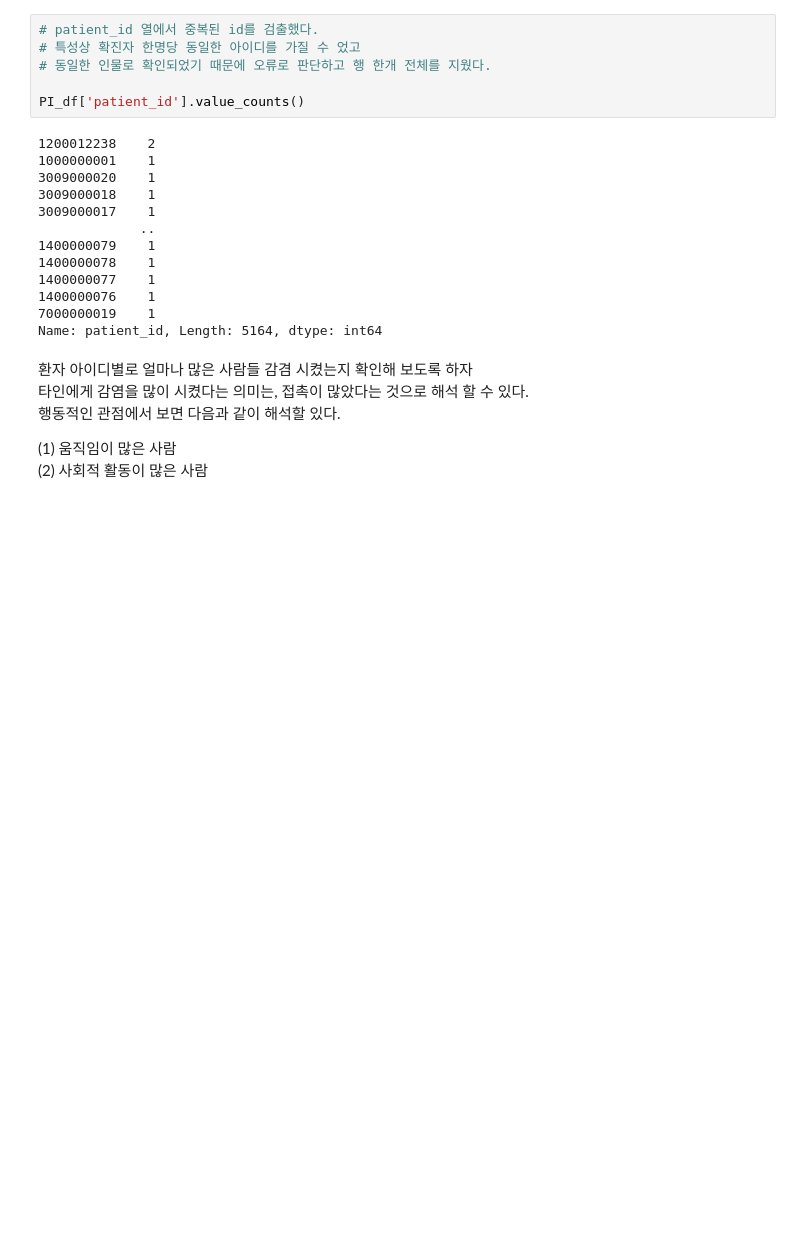
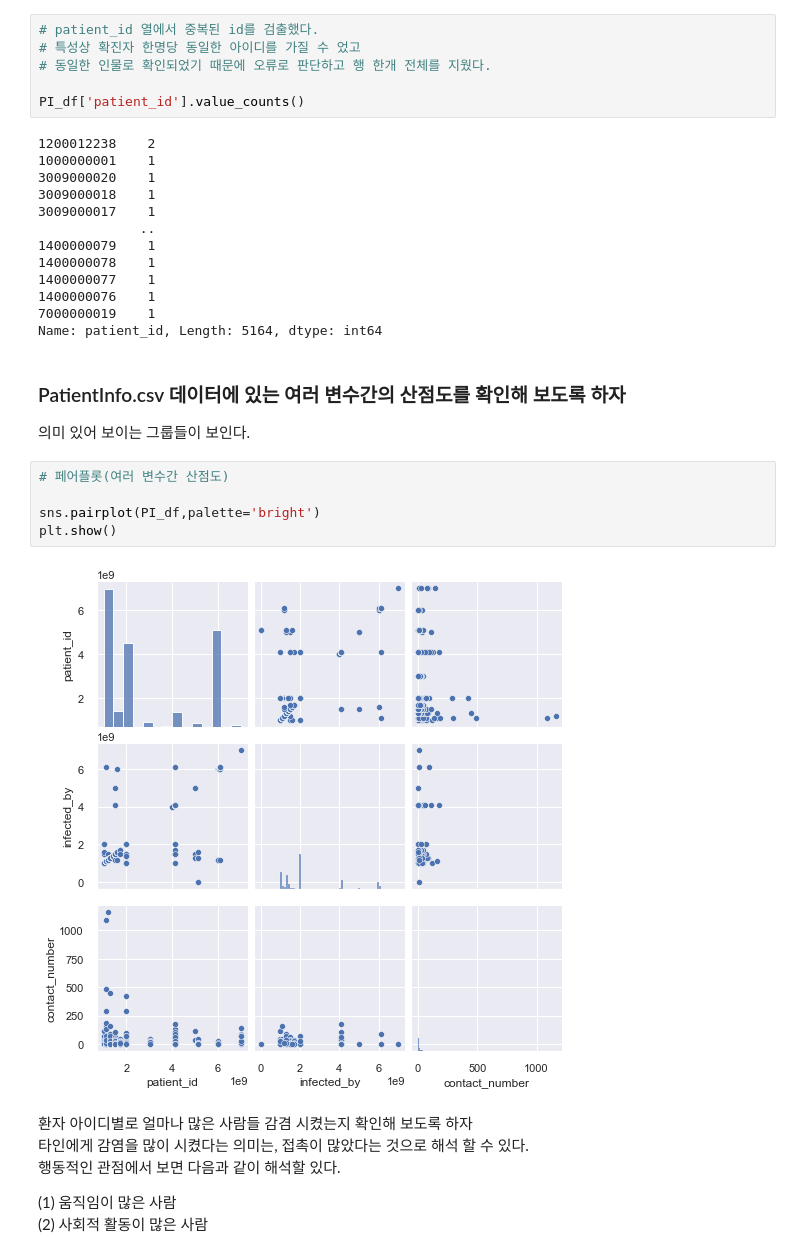
Before and after one commit to zzozzo/Datathon, a Jupyter notebook: DS_covid19.ipynb, the cells around one changed output. Saved outputs shown, nothing was run; the diff lists cells and outputs as text; blank space fills up the shorter version.

```diff
--- a/DS_covid19.ipynb
+++ b/DS_covid19.ipynb
@@ -218,6 +218,16 @@ PI_df['patient_id'].value_counts()
 1400000076    1
 7000000019    1
 Name: patient_id, Length: 5164, dtype: int64
+# %% [markdown]
+### PatientInfo.csv 데이터에 있는 여러 변수간의 산점도를 확인해 보도록 하자
+의미 있어 보이는 그룹들이 보인다.
+# %%
+# 페어플롯(여러 변수간 산점도)
+
+sns.pairplot(PI_df,palette='bright')
+plt.show()
+# %% [output]
+[figure, added]
 # %% [markdown]
 환자 아이디별로 얼마나 많은 사람들 감겸 시켰는지 확인해 보도록 하자
 타인에게 감염을 많이 시켰다는 의미는, 접촉이 많았다는 것으로 해석 할 수 있다.
```
Also changed, not shown: parts of 18 cells of this notebook.
